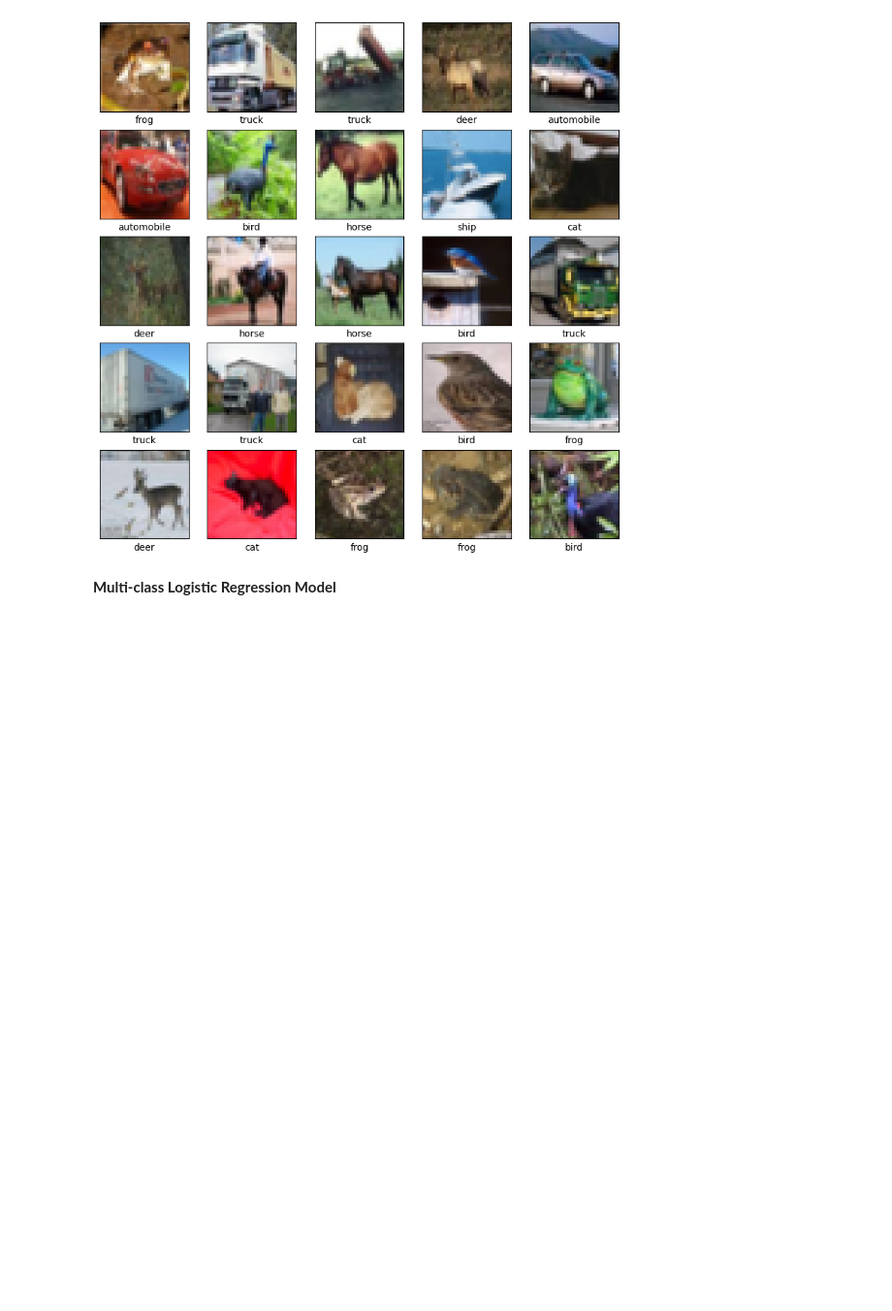
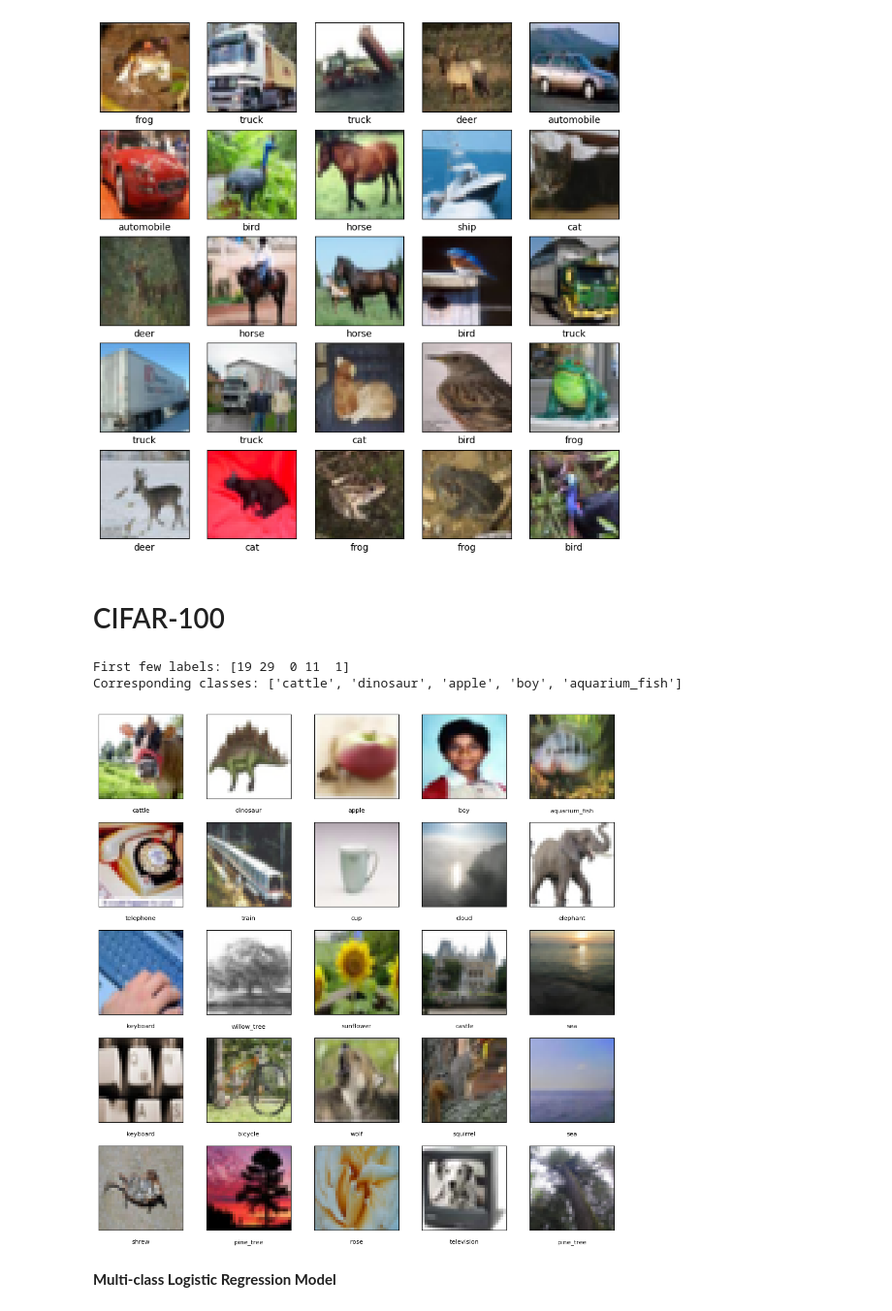
Before and after one commit to andnet-deboer/ComputerVisionBenchmark, a Jupyter notebook: Final Project.ipynb, the cells around one changed output. Shown at 97% size. Saved outputs shown, nothing was run; the diff lists cells and outputs as text; code cells hidden in the pictures; blank space fills up the shorter version.

Commit message:
Added visual for cifar-100

```diff
--- a/Final Project.ipynb
+++ b/Final Project.ipynb
@@ -133,3 +112,22 @@ class_names_100 = [
+# %%
+# Define the labels in CIFAR-100's order
+class_names_100 = [
+    'apple', 'aquarium_fish', 'baby', 'bear', 'beaver', 'bed', 'bee', 'beetle',
+    'bicycle', 'bottle', 'bowl', 'boy', 'bridge', 'bus', 'butterfly', 'camel',
+    'can', 'castle', 'caterpillar', 'cattle', 'chair', 'chimpanzee', 'clock',
+    'cloud', 'cockroach', 'couch', 'crab', 'crocodile', 'cup', 'dinosaur',
+    'dolphin', 'elephant', 'flatfish', 'forest', 'fox', 'girl', 'hamster',
+    'house', 'kangaroo', 'keyboard', 'lamp', 'lawn_mower', 'leopard', 'lion',
+    'lizard', 'lobster', 'man', 'maple_tree', 'motorcycle', 'mountain', 'mouse',
+    'mushroom', 'oak_tree', 'orange', 'orchid', 'otter', 'palm_tree', 'pear',
+    'pickup_truck', 'pine_tree', 'plain', 'plate', 'poppy', 'porcupine',
+    'possum', 'rabbit', 'raccoon', 'ray', 'road', 'rocket', 'rose',
+    'sea', 'seal', 'shark', 'shrew', 'skunk', 'skyscraper', 'snail',
+    'snake', 'spider', 'squirrel', 'streetcar', 'sunflower', 'sweet_pepper',
+    'table', 'tank', 'telephone', 'television', 'tiger', 'tractor', 'train',
+    'trout', 'tulip', 'turtle', 'wardrobe', 'whale', 'willow_tree', 'wolf',
+    'woman', 'worm'
+]
 # %%
 
 plt.figure(figsize=(10, 10))
@@ -148,6 +146,35 @@ for i in range(25):
 plt.show()
 # %% [output]
 [figure]
+# %% [markdown]
+# CIFAR-100
+# %%
+# Print first few labels to debug
+print("First few labels:", train_labels_100[:5].ravel())
+print("Corresponding classes:", [class_names_100[i] for i in train_labels_100[:5].ravel()])
+
+# Create visualization
+plt.figure(figsize=(10, 10))
+
+for i in range(25):
+    plt.subplot(5, 5, i + 1)
+    plt.xticks([])
+    plt.yticks([])
+    plt.grid(False)
+
+    # Display image
+    plt.imshow(train_images_100[i])
+
+    # Print both index and name to debug
+    class_idx = train_labels_100[i][0]
+    plt.xlabel(f"\n{class_names_100[class_idx]}", fontsize=8)
+
+plt.tight_layout()
+plt.show()
+# %% [output]
+First few labels: [19 29  0 11  1]
+Corresponding classes: ['cattle', 'dinosaur', 'apple', 'boy', 'aquarium_fish']
+[figure, added]
 # %% [markdown]
 **Multi-class Logistic Regression Model**
 # %%
```
Also changed, not shown: parts of 3 cells of this notebook.
